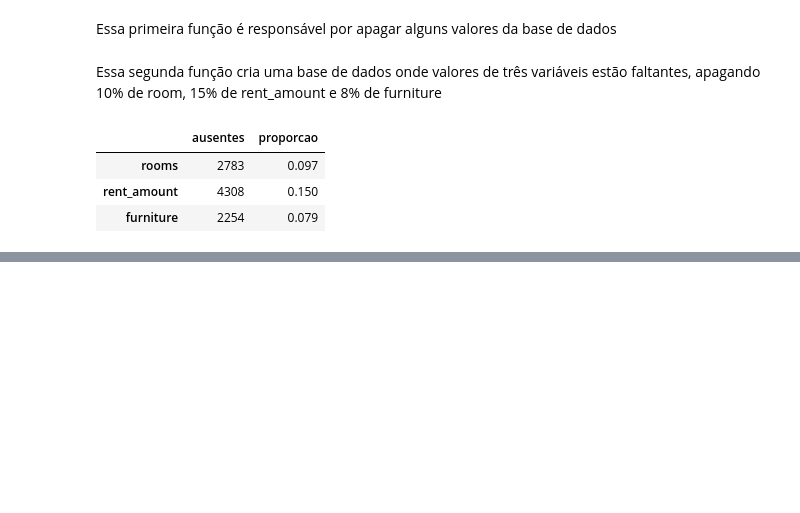
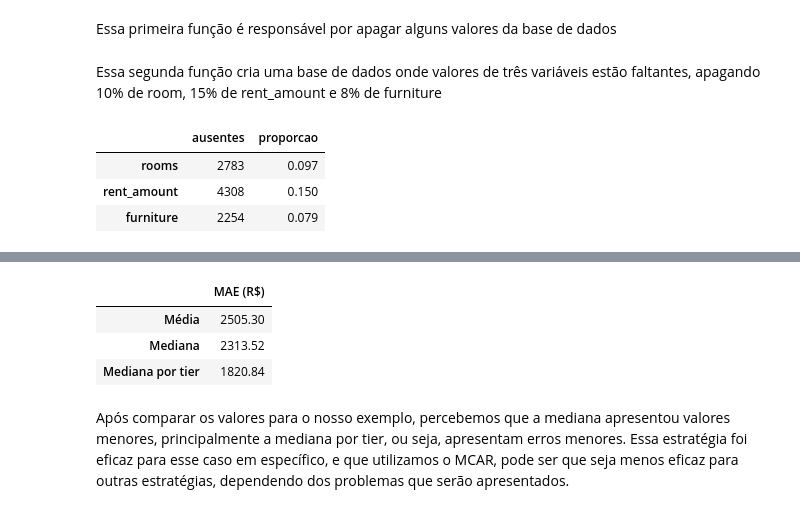
Before and after one commit to Clarabrt7/ciencia-de-dados, a Jupyter notebook: unidade_02/aula_06/exercicio_aula06.ipynb, the cells around one changed output, grey strips where cells are left out. Cells and saved outputs as stored; diff of their text form; code cells hidden in the pictures; blank space fills up the shorter version.

```diff
--- a/unidade_02/aula_06/exercicio_aula06.ipynb
+++ b/unidade_02/aula_06/exercicio_aula06.ipynb
@@ -209,0 +294,38 @@ Essa segunda função cria uma base de dados onde valores de três variáveis es
+# %%
+# Posições apagadas e seus valores verdadeiros
+rent_missing = imoveis_missing.rent_amount.isna()
+
+truth = imoveis_true.loc[rent_missing, "rent_amount"]
+# %%
+# MAE de cada estratégia, apenas nas posições imputadas
+(
+    pd.Series(
+        {
+            "Média": (
+                (truth - rent_mean)
+                .abs()
+                .mean()
+            ),
+            "Mediana": (
+                (truth - rent_median)
+                .abs()
+                .mean()
+            ),
+            "Mediana por tier": (
+                (truth - rent_group[rent_missing])
+                .abs()
+                .mean()
+            ),
+        },
+        name="MAE (R$)",
+    )
+    .round(2)
+    .to_frame()
+)
+# %% [output]
+|  | MAE (R$) |
+| Média | 2505.30 |
+| Mediana | 2313.52 |
+| Mediana por tier | 1820.84 |
+# %% [markdown]
+Após comparar os valores para o nosso exemplo, percebemos que a mediana apresentou valores menores, principalmente a mediana por tier, ou seja, apresentam erros menores. Essa estratégia foi eficaz para esse caso em específico, e que utilizamos o MCAR, pode ser que seja menos eficaz para outras estratégias, dependendo dos problemas que serão apresentados.
```
Also changed, not shown: parts of 9 cells of this notebook.
